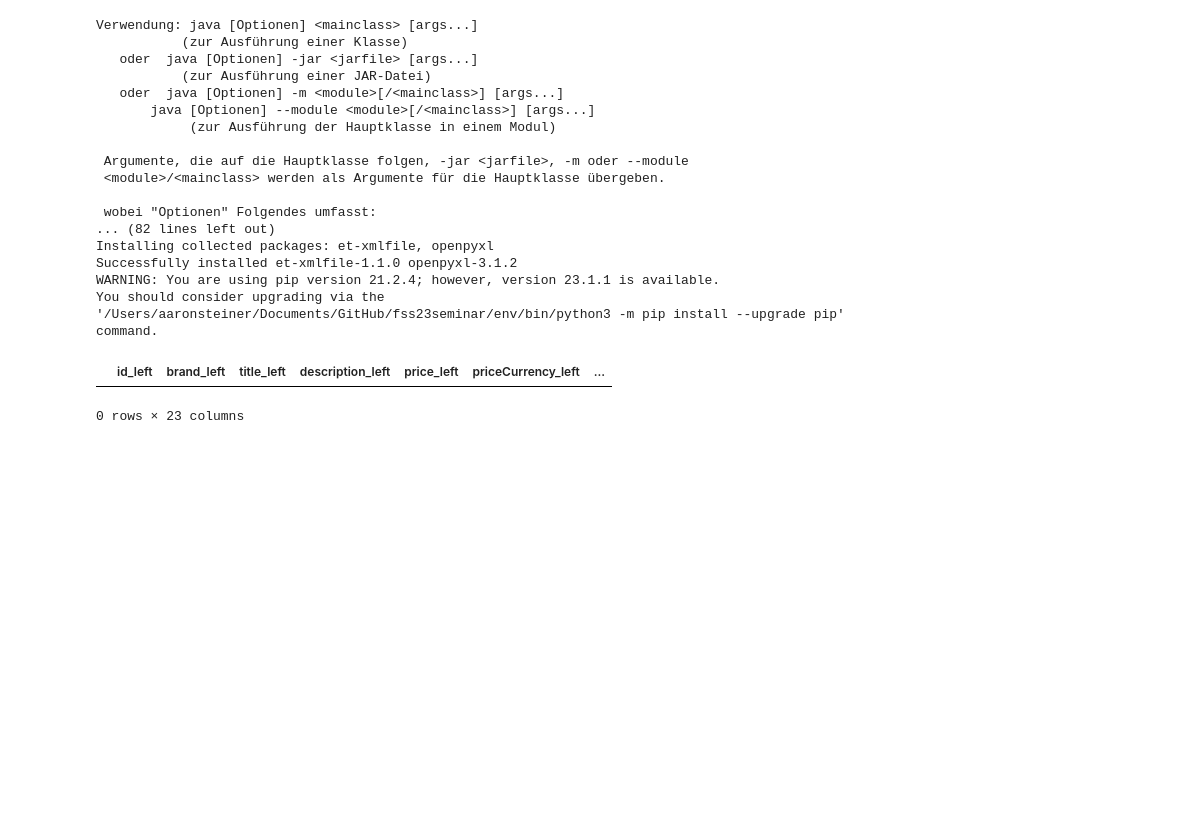
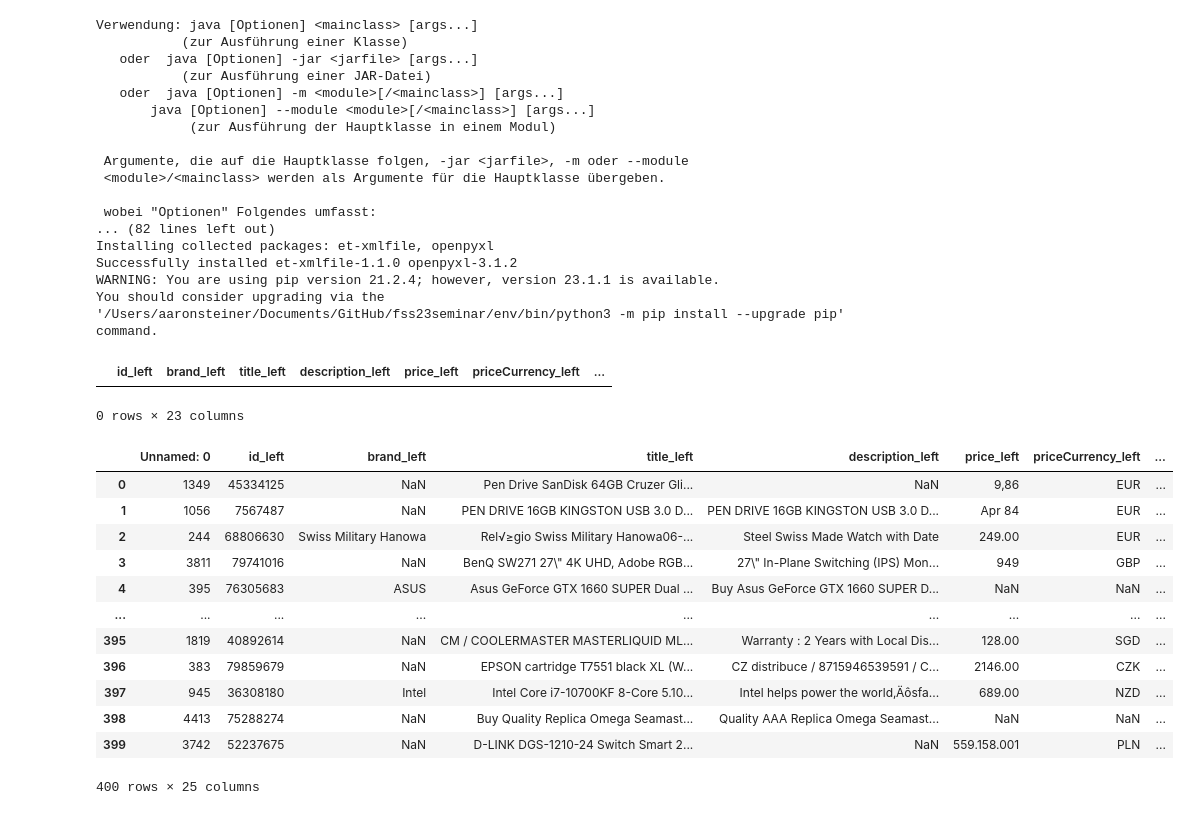
Before and after one commit to Aaron9812/FSS23Seminar, a Jupyter notebook: explore.ipynb, the cells around one changed output. Drawn from its saved outputs; the diff is of its cells as text; code cells hidden in the pictures; blank space fills up the shorter version.

```diff
--- a/explore.ipynb
+++ b/explore.ipynb
@@ -134,3 +137,22 @@ df[df['rsupcon-base_prediction'] != df['label']]
 # %% [output]
 |  | id_left | brand_left | title_left | description_left | price_left | priceCurrency_left | ... |
 0 rows × 23 columns
+# %%
+# load csv
+df = pd.read_csv('data/test/curated_benchmark.csv', sep=';')
+
+df
+# %% [output]
+|  | Unnamed: 0 | id_left | brand_left | title_left | description_left | price_left | priceCurrency_left | ... |
+| 0 | 1349 | 45334125 | NaN | Pen Drive SanDisk 64GB Cruzer Gli... | NaN | 9,86 | EUR | ... |
+| 1 | 1056 | 7567487 | NaN | PEN DRIVE 16GB KINGSTON USB 3.0 D... | PEN DRIVE 16GB KINGSTON USB 3.0 D... | Apr 84 | EUR | ... |
+| 2 | 244 | 68806630 | Swiss Military Hanowa | Rel√≥gio Swiss Military Hanowa06-... | Steel Swiss Made Watch with Date | 249.00 | EUR | ... |
+| 3 | 3811 | 79741016 | NaN | BenQ SW271 27\" 4K UHD, Adobe RGB... | 27\" In-Plane Switching (IPS) Mon... | 949 | GBP | ... |
+| 4 | 395 | 76305683 | ASUS | Asus GeForce GTX 1660 SUPER Dual ... | Buy Asus GeForce GTX 1660 SUPER D... | NaN | NaN | ... |
+| ... | ... | ... | ... | ... | ... | ... | ... | ... |
+| 395 | 1819 | 40892614 | NaN | CM / COOLERMASTER MASTERLIQUID ML... | Warranty : 2 Years with Local Dis... | 128.00 | SGD | ... |
+| 396 | 383 | 79859679 | NaN | EPSON cartridge T7551 black XL (W... | CZ distribuce / 8715946539591 / C... | 2146.00 | CZK | ... |
+| 397 | 945 | 36308180 | Intel | Intel Core i7-10700KF 8-Core 5.10... | Intel helps power the world‚Äôsfa... | 689.00 | NZD | ... |
+| 398 | 4413 | 75288274 | NaN | Buy Quality Replica Omega Seamast... | Quality AAA Replica Omega Seamast... | NaN | NaN | ... |
+| 399 | 3742 | 52237675 | NaN | D-LINK DGS-1210-24 Switch Smart 2... | NaN | 559.158.001 | PLN | ... |
+400 rows × 25 columns
```
Also changed, not shown: parts of 5 cells of this notebook, 21 other files.
